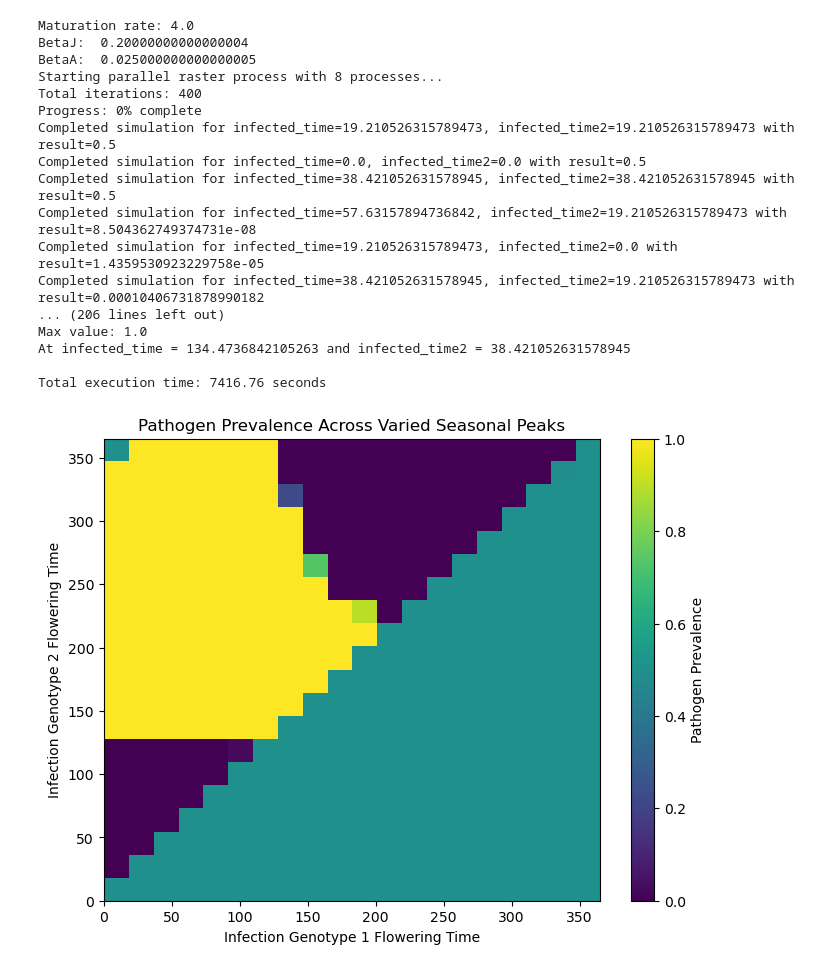
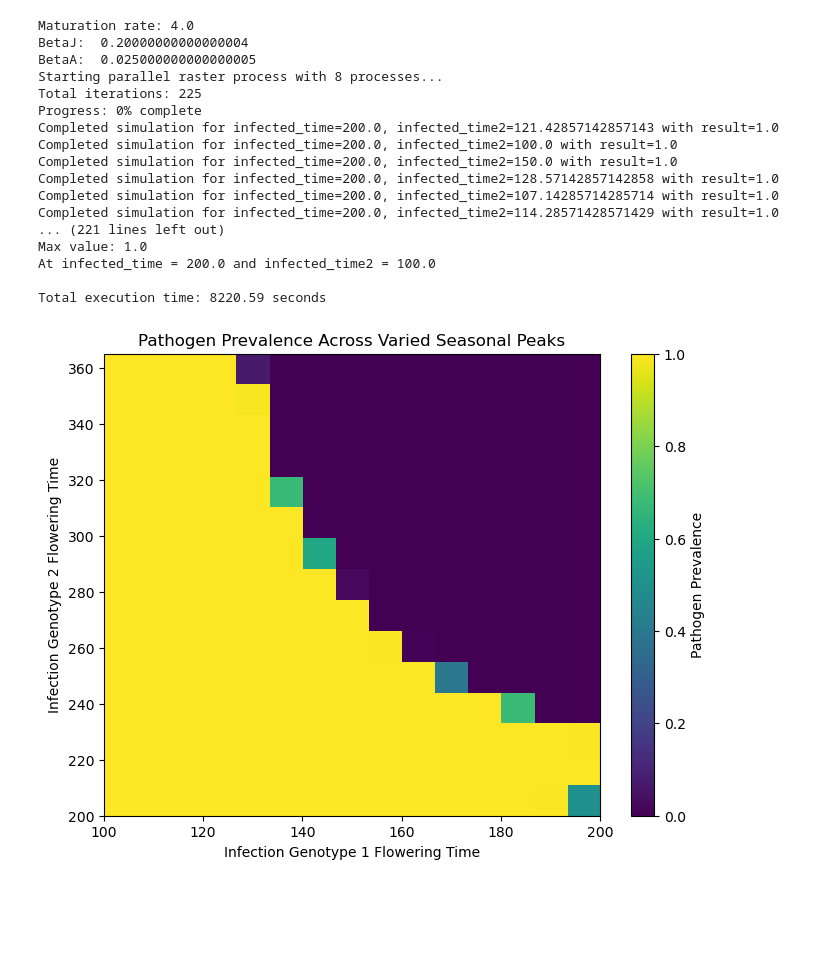
Before and after one commit to bds062/Host-Pathogen-Evolutionary-Dynamics-Model, a Jupyter notebook: call_functions.ipynb, the cells around one changed output. Drawn from its saved outputs; the diff is of its cells as text; code cells hidden in the pictures; blank space fills up the shorter version.

```diff
--- a/call_functions.ipynb
+++ b/call_functions.ipynb
@@ -3,46 +3,46 @@ from model_functions import Model, RasterModel, GraphModel
 import numpy as np
 import time
 # %%
-param1_values = np.linspace(0, 365, 20)
-param2_values = np.linspace(0, 365, 20)
+param1_values = np.linspace(200, 365, 15)
+param2_values = np.linspace(100, 200, 15)
 
 
 
-model = Model(maturity=4/365, t = (0, 365 * 400), germination_time = 302.5, Bj = 0.2 / 365, infected_time=182.5, infected_time2=182.5)
+model = Model(maturity=4/365, t = (0, 365 * 400), germination_time = 182.5, Bj = 0.2 / 365, infected_time=182.5, infected_time2=182.5)
 # graph_model = GraphModel(model)
 raster_model = RasterModel(model, 'infected_time', 'infected_time2', param1_values, param2_values)
 
 print("Maturation rate:", model.maturity*365)
 print("BetaJ: ", model.Bj*365)
 print("BetaA: ", model.Bv*365)
 
 
 start_time = time.time()
 # graph_model.graph()
 # print("Evaluation (genotype1/genotype1+2): ", model.evaluate(model.solution))
 # raster_model.sweep_1d(param_num=1)
 # raster_model.plot_1d()
 raster_model.raster()  # Uses all 8 cores automatically
 end_time = time.time()
 print(f"\nTotal execution time: {end_time - start_time:.2f} seconds")
 
 raster_model.plot_heatmap()
 # %% [output]
 Maturation rate: 4.0
 BetaJ:  0.20000000000000004
 BetaA:  0.025000000000000005
 Starting parallel raster process with 8 processes...
-Total iterations: 400
+Total iterations: 225
 Progress: 0% complete
-Completed simulation for infected_time=19.210526315789473, infected_time2=19.210526315789473 with result=0.5
-Completed simulation for infected_time=0.0, infected_time2=0.0 with result=0.5
-Completed simulation for infected_time=38.421052631578945, infected_time2=38.421052631578945 with result=0.5
-Completed simulation for infected_time=57.63157894736842, infected_time2=19.210526315789473 with result=8.504362749374731e-08
-Completed simulation for infected_time=19.210526315789473, infected_time2=0.0 with result=1.4359530923229758e-05
-Completed simulation for infected_time=38.421052631578945, infected_time2=19.210526315789473 with result=0.00010406731878990182
-... (206 lines left out)
+Completed simulation for infected_time=200.0, infected_time2=121.42857142857143 with result=1.0
+Completed simulation for infected_time=200.0, infected_time2=100.0 with result=1.0
+Completed simulation for infected_time=200.0, infected_time2=150.0 with result=1.0
+Completed simulation for infected_time=200.0, infected_time2=128.57142857142858 with result=1.0
+Completed simulation for infected_time=200.0, infected_time2=107.14285714285714 with result=1.0
+Completed simulation for infected_time=200.0, infected_time2=114.28571428571429 with result=1.0
+... (221 lines left out)
 Max value: 1.0
-At infected_time = 134.4736842105263 and infected_time2 = 38.421052631578945
+At infected_time = 200.0 and infected_time2 = 100.0
 
-Total execution time: 7416.76 seconds
+Total execution time: 8220.59 seconds
-[figure, old version]
+[figure, new version]
```
Also changed, not shown: parts of 1 cell of this notebook, 1 other file.
